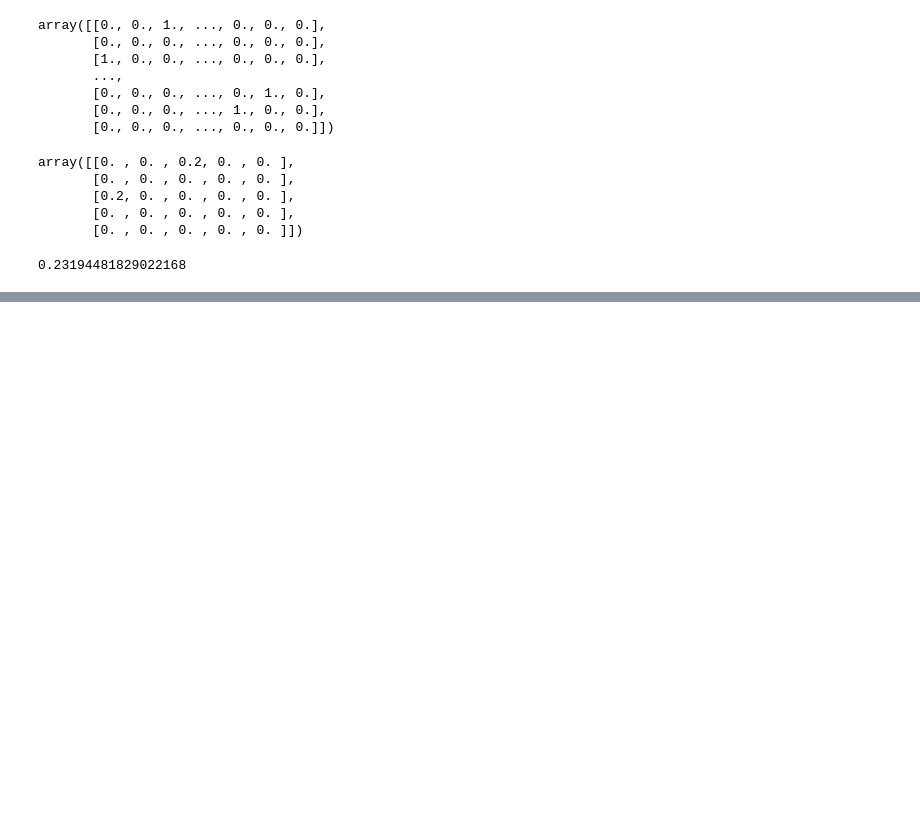
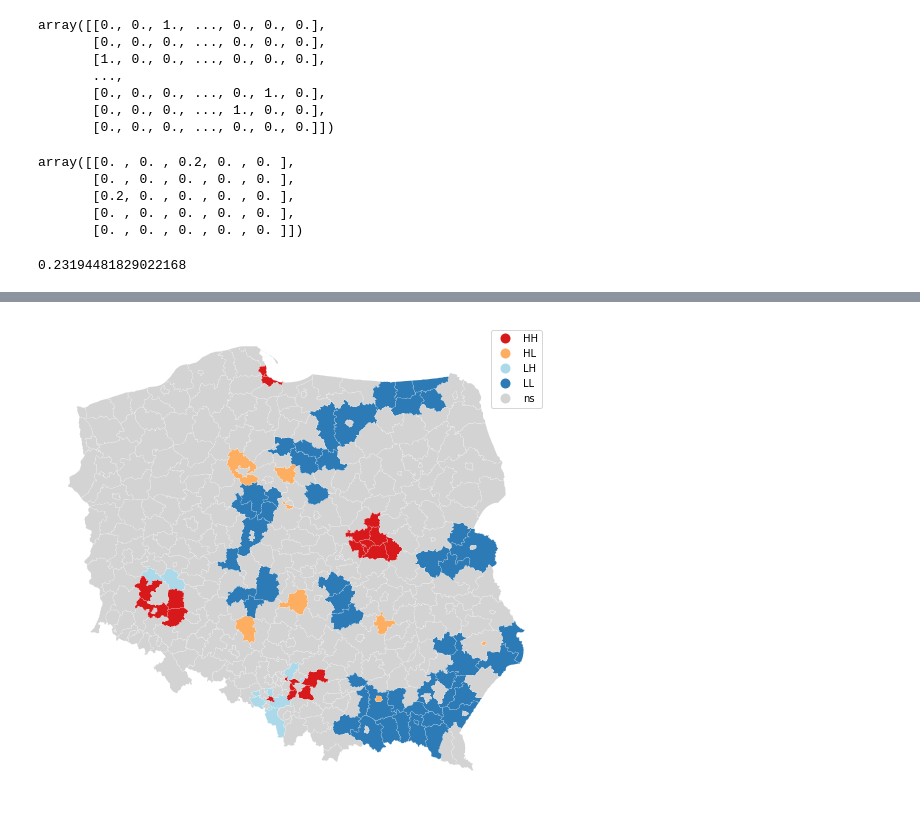
Before and after one commit to DepartmentOfStatisticsPUE/air-2021, a Jupyter notebook: notebooks/8_analizy_przetrzenne.ipynb, the cells around one changed output, grey strips where cells are left out. Drawn from its saved outputs; the diff is of its cells as text; code cells hidden in the pictures; blank space fills up the shorter version.

```diff
--- a/notebooks/8_analizy_przetrzenne.ipynb
+++ b/notebooks/8_analizy_przetrzenne.ipynb
@@ -109,0 +178,5 @@ mi.I ## autokorelacja jest dodatnia - im wyższe wartości tym autokorelacja jes
+# %%
+lisa_cluster(mi_local, dane_analiza, p = 0.05, figsize = (9,9))
+plt.show()
+# %% [output]
+[figure, added]
```
Also changed, not shown: parts of 15 cells of this notebook, 1 other file.
